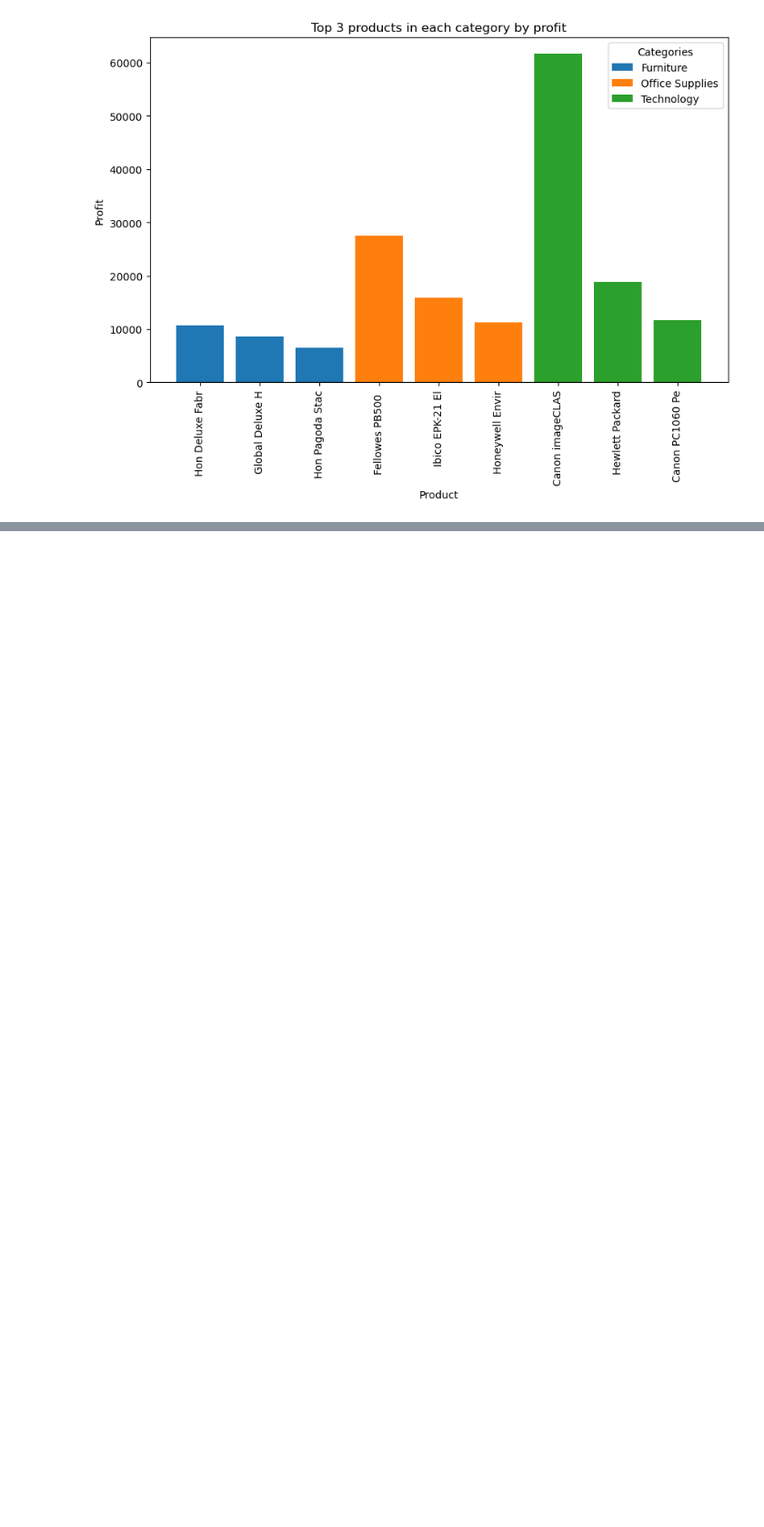
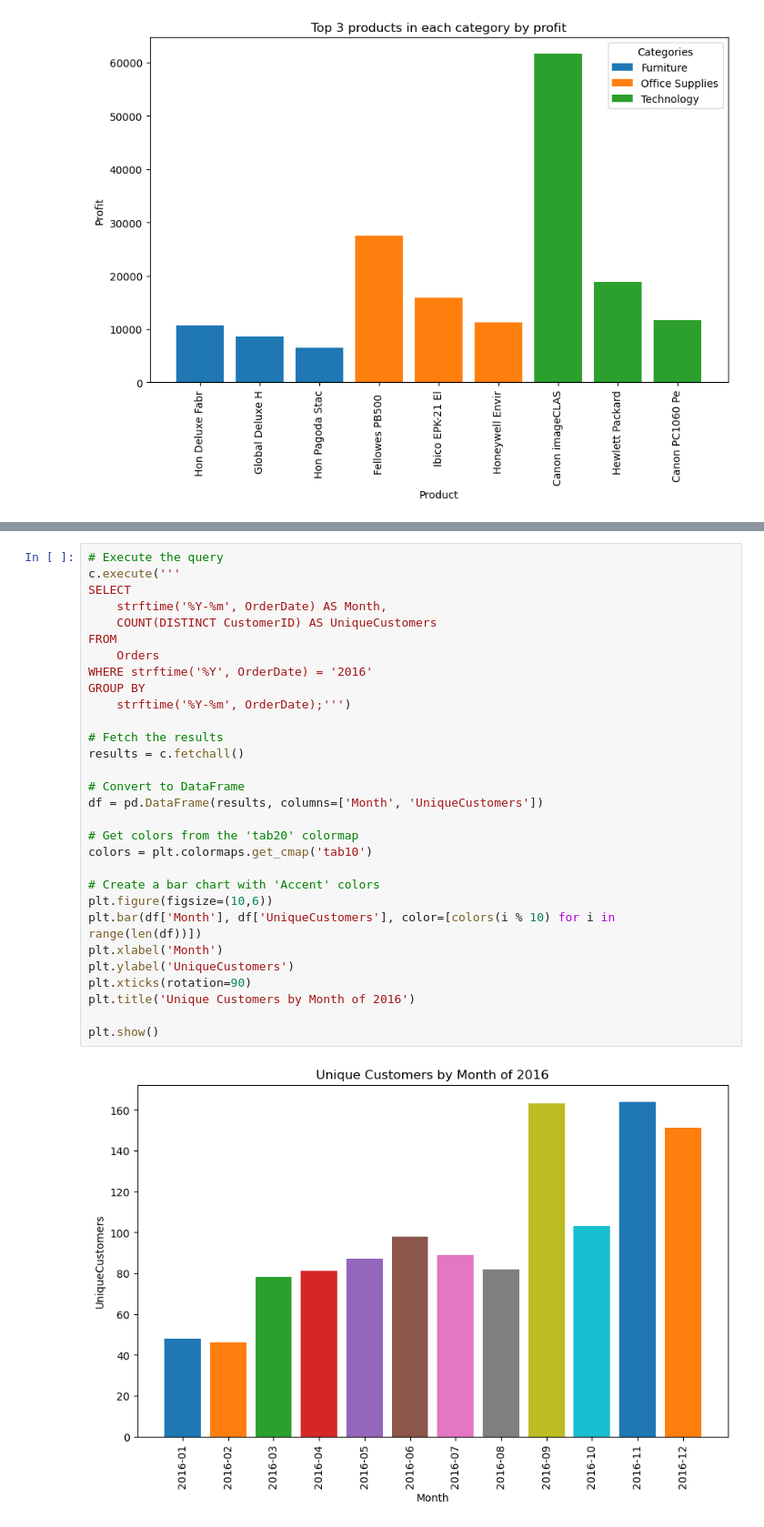
Before and after one commit to Paul-Sabin/E-Commerce, a Jupyter notebook: queries2.ipynb, the cells around one changed output, grey strips where cells are left out. Shown at 91% size. Cells and saved outputs as stored; diff of their text form; blank space fills up the shorter version.

```diff
--- a/queries2.ipynb
+++ b/queries2.ipynb
@@ -214,0 +253,32 @@ plt.show()
+# %%
+# Execute the query
+c.execute('''
+SELECT
+    strftime('%Y-%m', OrderDate) AS Month,
+    COUNT(DISTINCT CustomerID) AS UniqueCustomers
+FROM
+    Orders
+WHERE strftime('%Y', OrderDate) = '2016'
+GROUP BY
+    strftime('%Y-%m', OrderDate);''')
+
+# Fetch the results
+results = c.fetchall()
+
+# Convert to DataFrame
+df = pd.DataFrame(results, columns=['Month', 'UniqueCustomers'])
+
+# Get colors from the 'tab20' colormap
+colors = plt.colormaps.get_cmap('tab10')
+
+# Create a bar chart with 'Accent' colors
+plt.figure(figsize=(10,6))
+plt.bar(df['Month'], df['UniqueCustomers'], color=[colors(i % 10) for i in range(len(df))])
+plt.xlabel('Month')
+plt.ylabel('UniqueCustomers')
+plt.xticks(rotation=90)
+plt.title('Unique Customers by Month of 2016')
+
+plt.show()
+# %% [output]
+[figure, added]
```
Also changed, not shown: parts of 2 cells of this notebook, 1 other file.
